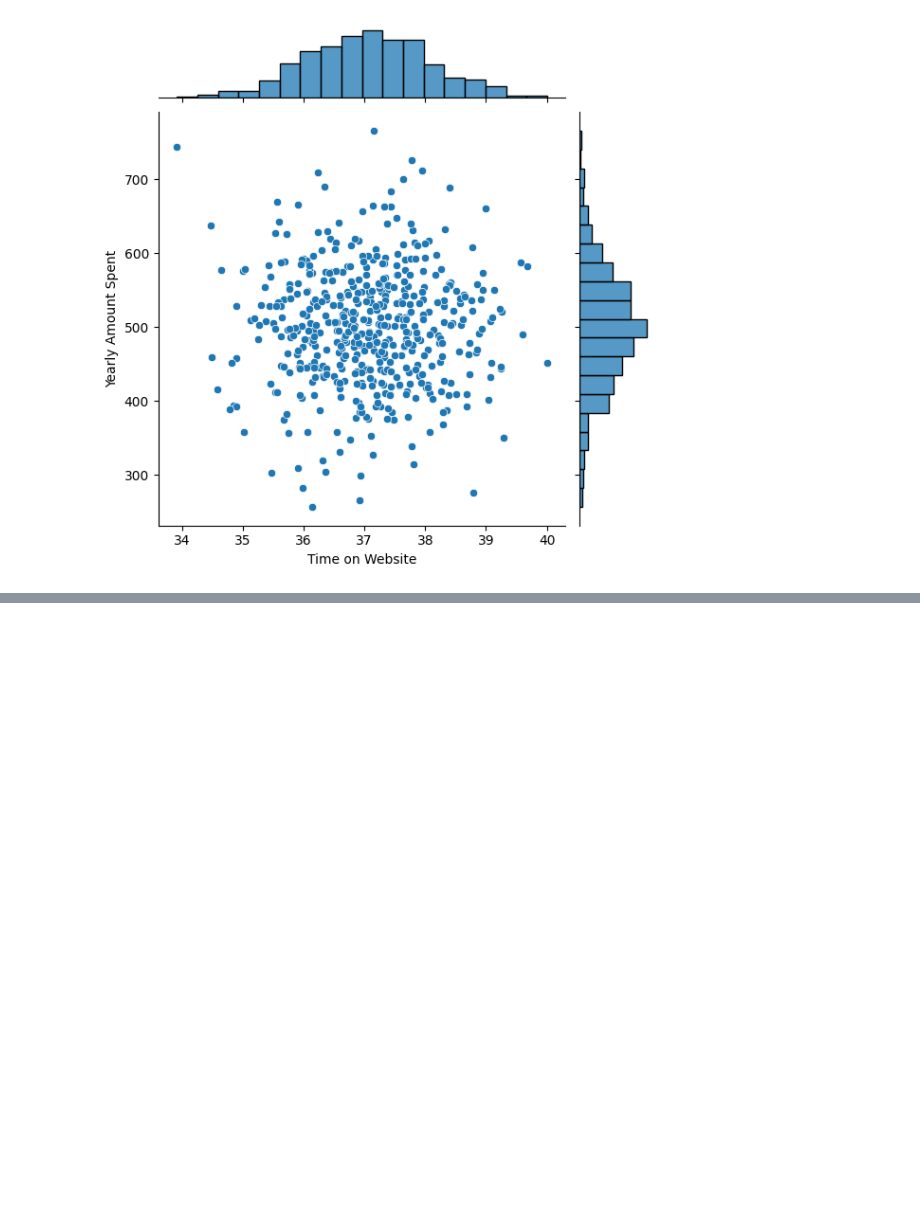
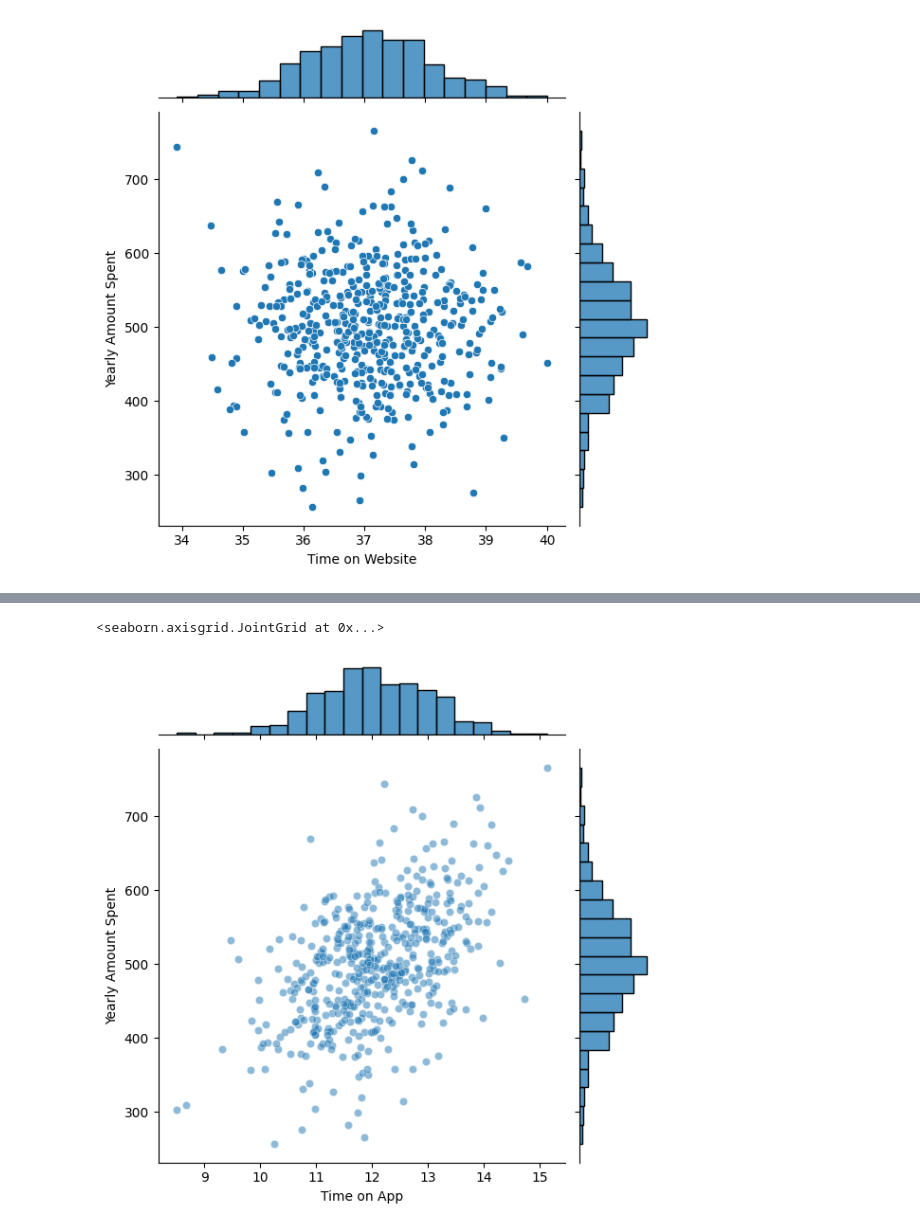
Before and after one commit to Andreas-Westh/MachineLearning_Python, a Jupyter notebook: Linear_Regression.ipynb, the cells around one changed output, grey strips where cells are left out. Drawn from its saved outputs; the diff is of its cells as text; code cells hidden in the pictures; blank space fills up the shorter version.

```diff
--- a/Linear_Regression.ipynb
+++ b/Linear_Regression.ipynb
@@ -55,0 +61,5 @@ sns.jointplot(x="Time on Website", y="Yearly Amount Spent", data=df)
+# %%
+sns.jointplot(x="Time on App", y="Yearly Amount Spent", data=df, alpha=0.5)
+# %% [output]
+<seaborn.axisgrid.JointGrid at 0x...>
+[figure, added]
```
Also changed, not shown: parts of 18 cells of this notebook.
